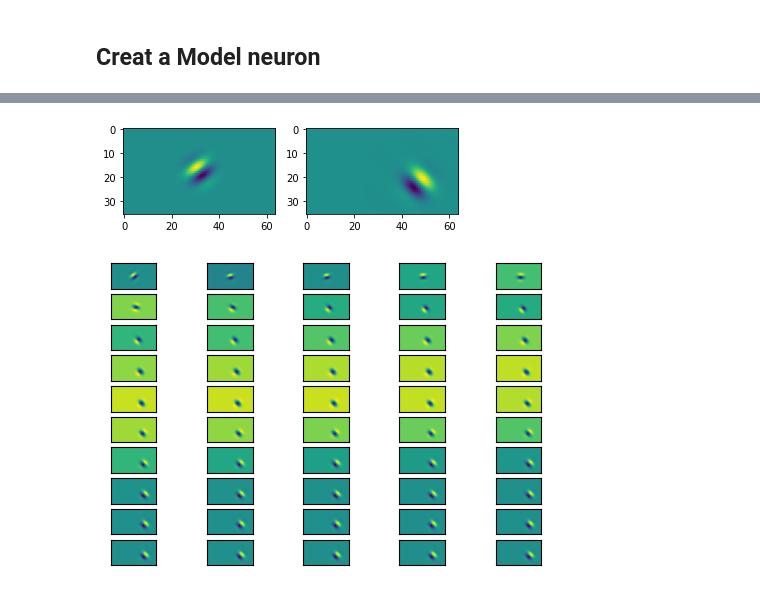
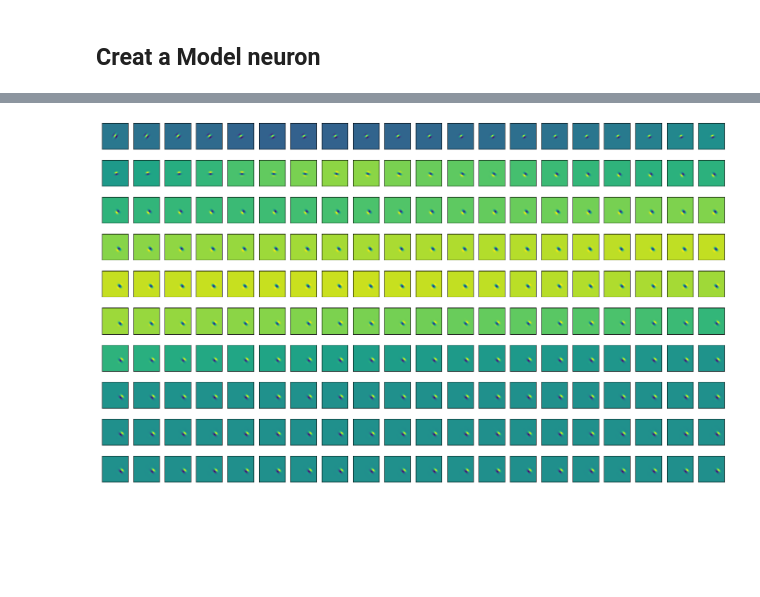
Before and after one commit to mohammadbashiri/fitgabor, a Jupyter notebook: example.ipynb, the cells around one changed output, grey strips where cells are left out. Cells and saved outputs as stored; diff of their text form; code cells hidden in the pictures; blank space fills up the shorter version.

```diff
--- a/example.ipynb
+++ b/example.ipynb
@@ -44,6 +42,17 @@ neuron = Neuron(aa)
+# %%
+n_rows = 10
+n_cols = (len(evolved_rfs) + n_rows - 1) // n_rows
+
+fig, axes = plt.subplots(n_rows, n_cols, dpi=100, figsize=(20, 12))
+
+for ind, ax in enumerate(axes.flat):
+    if ind < len(evolved_rfs):
+        ax.imshow(evolved_rfs[ind])
+        ax.set(xticks=[], yticks=[])
+    else:
+        ax.axis('off')
+# %% [output]
+[figure, added]
 # %%
-fig, (ax1, ax2) = plt.subplots(1, 2, figsize=(6, 3))
-ax1.imshow(gg().cpu().data.numpy());
-ax2.imshow(neuron.rf.cpu().data.numpy());
+learned_rf = gabor_gen().cpu().data.numpy()
+true_rf = neuron.rf.cpu().data.numpy()
-# %% [output]
-[figure, removed]
@@ -52,14 +58,0 @@ gg, evolved_rfs = trainer_fn(gg, neuron, sigma_reg_lambda=7.25, save_rf_every_n_
-# %%
-n_rows = 10
-n_cols = (len(evolved_rfs) + n_rows - 1) // n_rows
-
-fig, axes = plt.subplots(n_rows, n_cols, dpi=100)
-
-for ind, ax in enumerate(axes.flat):
-    if ind < len(evolved_rfs):
-        ax.imshow(evolved_rfs[ind])
-        ax.set(xticks=[], yticks=[])
-    else:
-        ax.axis('off')
-# %% [output]
-[figure, removed]
```
Also changed, not shown: parts of 31 cells of this notebook, 1 other file.
